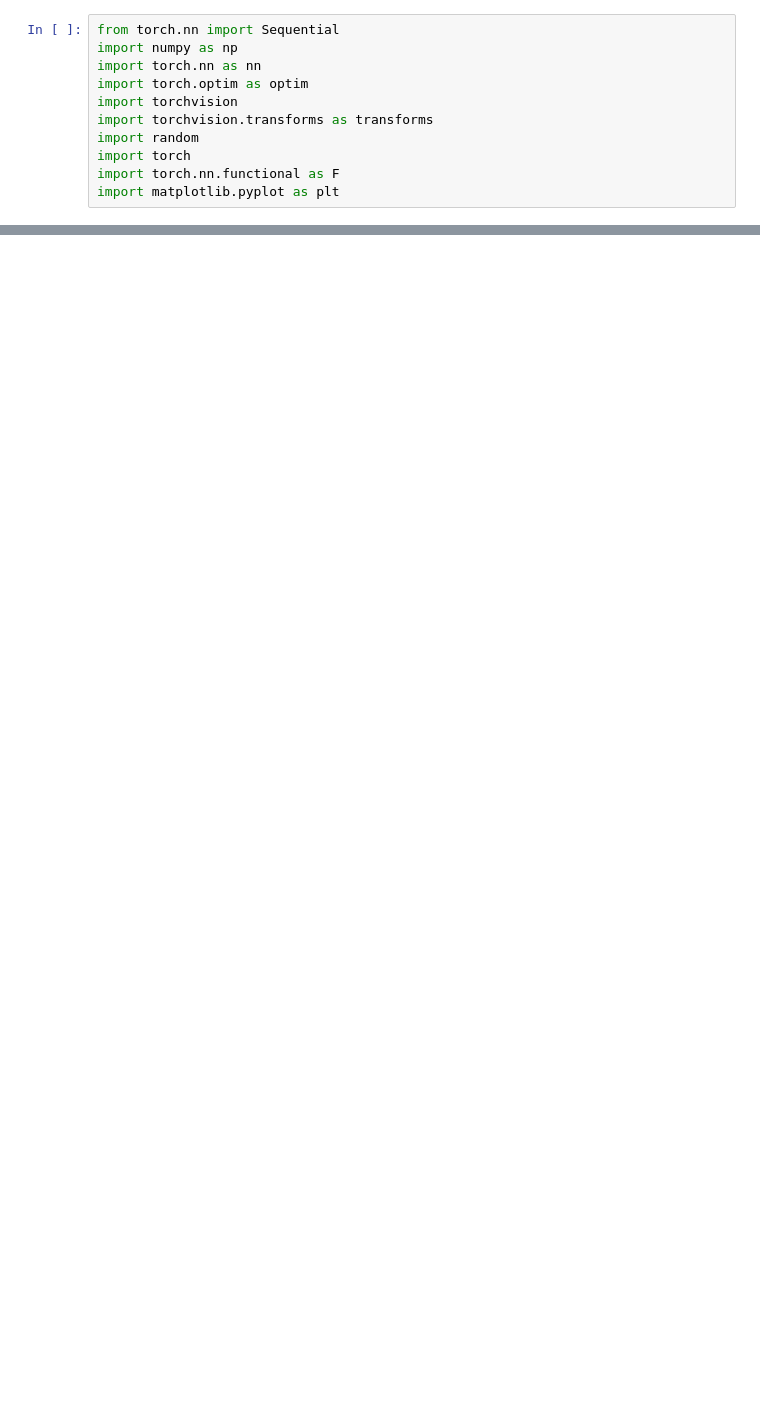
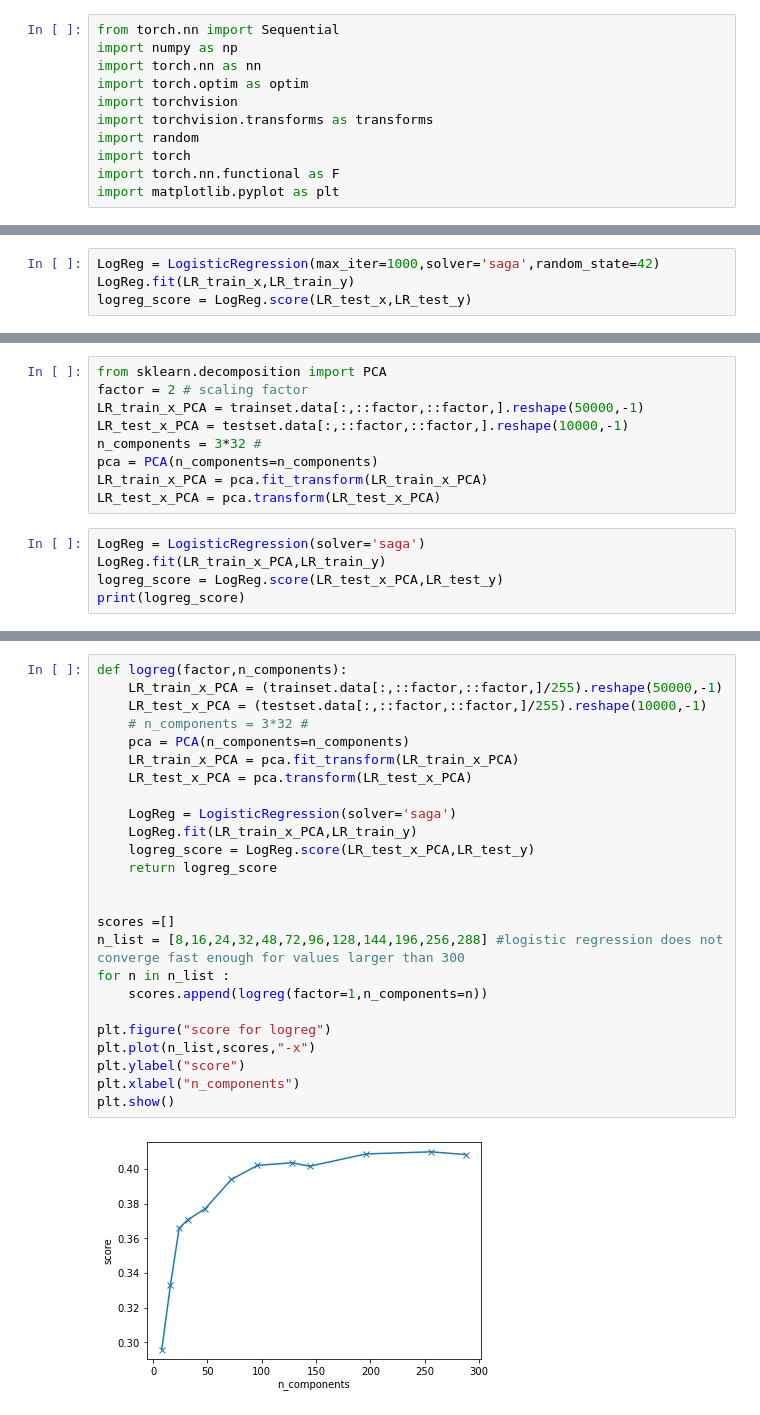
Before and after one commit to berbomeister/ML-project, a Jupyter notebook: ML project/waiting.ipynb, the cells around one changed output, grey strips where cells are left out. Drawn from its saved outputs; the diff is of its cells as text; blank space fills up the shorter version.

```diff
--- a/ML project/waiting.ipynb
+++ b/ML project/waiting.ipynb
@@ -246,0 +67,4 @@ NameError: name 'writer' is not defined
+# %%
+LogReg = LogisticRegression(max_iter=1000,solver='saga',random_state=42)
+LogReg.fit(LR_train_x,LR_train_y)
+logreg_score = LogReg.score(LR_test_x,LR_test_y)
@@ -246,0 +89,14 @@ NameError: name 'writer' is not defined
+# %%
+from sklearn.decomposition import PCA
+factor = 2 # scaling factor
+LR_train_x_PCA = trainset.data[:,::factor,::factor,].reshape(50000,-1)
+LR_test_x_PCA = testset.data[:,::factor,::factor,].reshape(10000,-1)
+n_components = 3*32 #
+pca = PCA(n_components=n_components)
+LR_train_x_PCA = pca.fit_transform(LR_train_x_PCA)
+LR_test_x_PCA = pca.transform(LR_test_x_PCA)
+# %%
+LogReg = LogisticRegression(solver='saga')
+LogReg.fit(LR_train_x_PCA,LR_train_y)
+logreg_score = LogReg.score(LR_test_x_PCA,LR_test_y)
+print(logreg_score)
@@ -246,0 +107,27 @@ NameError: name 'writer' is not defined
+# %%
+def logreg(factor,n_components):
+    LR_train_x_PCA = (trainset.data[:,::factor,::factor,]/255).reshape(50000,-1)
+    LR_test_x_PCA = (testset.data[:,::factor,::factor,]/255).reshape(10000,-1)
+    # n_components = 3*32 #
+    pca = PCA(n_components=n_components)
+    LR_train_x_PCA = pca.fit_transform(LR_train_x_PCA)
+    LR_test_x_PCA = pca.transform(LR_test_x_PCA)
+
+    LogReg = LogisticRegression(solver='saga')
+    LogReg.fit(LR_train_x_PCA,LR_train_y)
+    logreg_score = LogReg.score(LR_test_x_PCA,LR_test_y)
+    return logreg_score
+
+
+scores =[]
+n_list = [8,16,24,32,48,72,96,128,144,196,256,288] #logistic regression does not converge fast enough for values larger than 300
+for n in n_list :
+    scores.append(logreg(factor=1,n_components=n))
+
+plt.figure("score for logreg")
+plt.plot(n_list,scores,"-x")
+plt.ylabel("score")
+plt.xlabel("n_components")
+plt.show()
+# %% [output]
+[figure, added]
```
Also changed, not shown: parts of 89 cells of this notebook, 19 other files.
